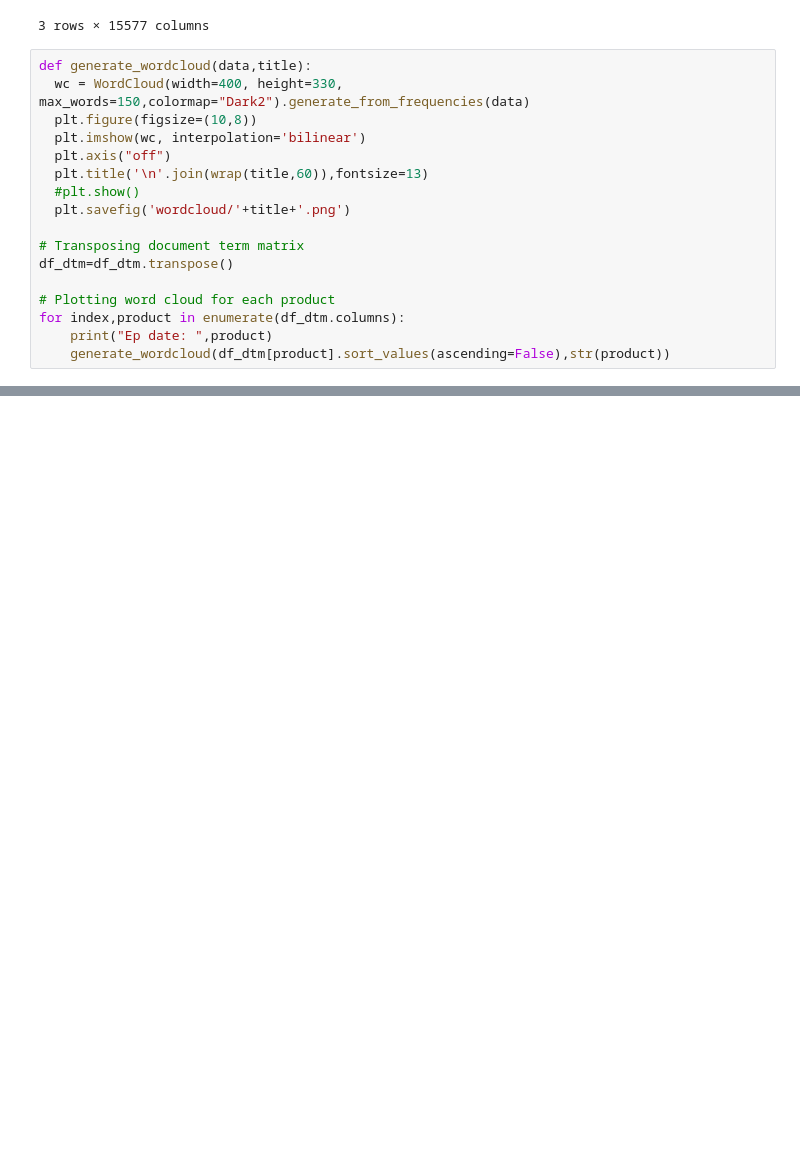
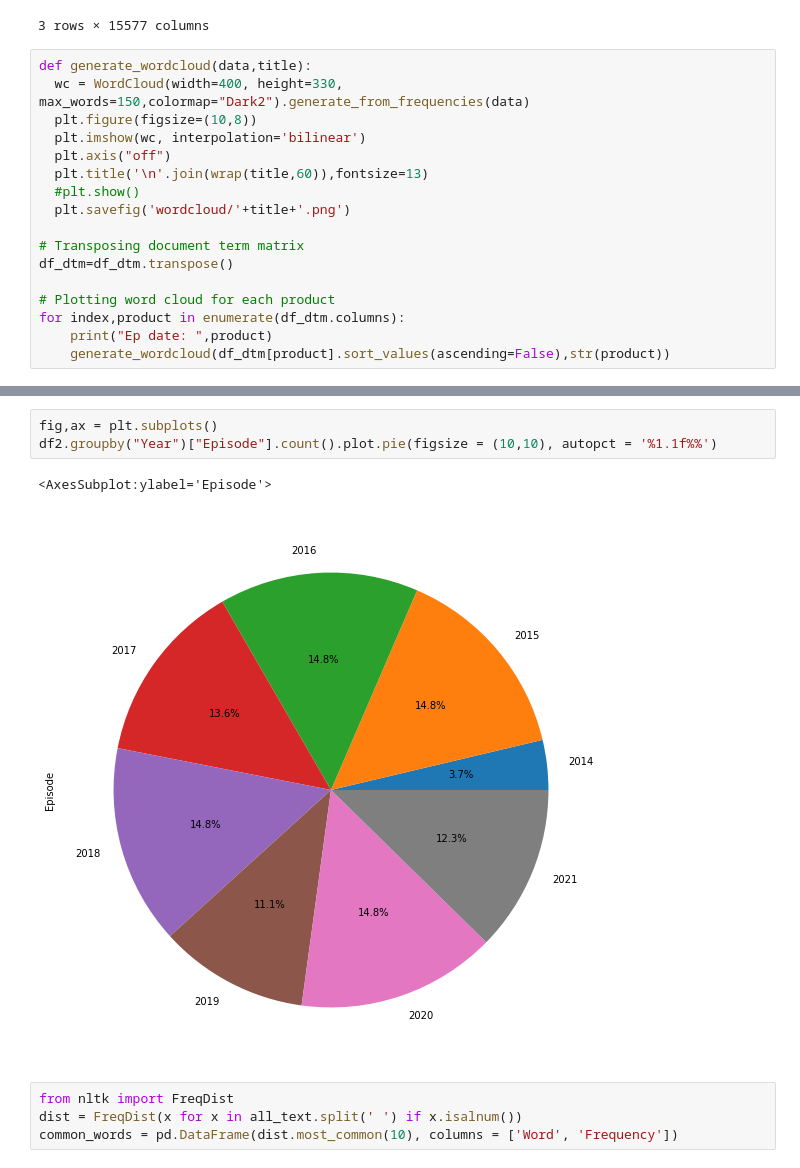
Before and after one commit to lab-programs/ds_lab, a Jupyter notebook: Code/notebooks/Visualisations_MKB.ipynb, the cells around one changed output, grey strips where cells are left out. Saved outputs shown, nothing was run; the diff lists cells and outputs as text; blank space fills up the shorter version.

```diff
--- a/Code/notebooks/Visualisations_MKB.ipynb
+++ b/Code/notebooks/Visualisations_MKB.ipynb
@@ -48,0 +88,10 @@ for index,product in enumerate(df_dtm.columns):
+# %%
+fig,ax = plt.subplots()
+df2.groupby("Year")["Episode"].count().plot.pie(figsize = (10,10), autopct = '%1.1f%%')
+# %% [output]
+<AxesSubplot:ylabel='Episode'>
+[figure, added]
+# %%
+from nltk import FreqDist
+dist = FreqDist(x for x in all_text.split(' ') if x.isalnum())
+common_words = pd.DataFrame(dist.most_common(10), columns = ['Word', 'Frequency'])
```
Also changed, not shown: parts of 8 cells of this notebook, 13 other files.
